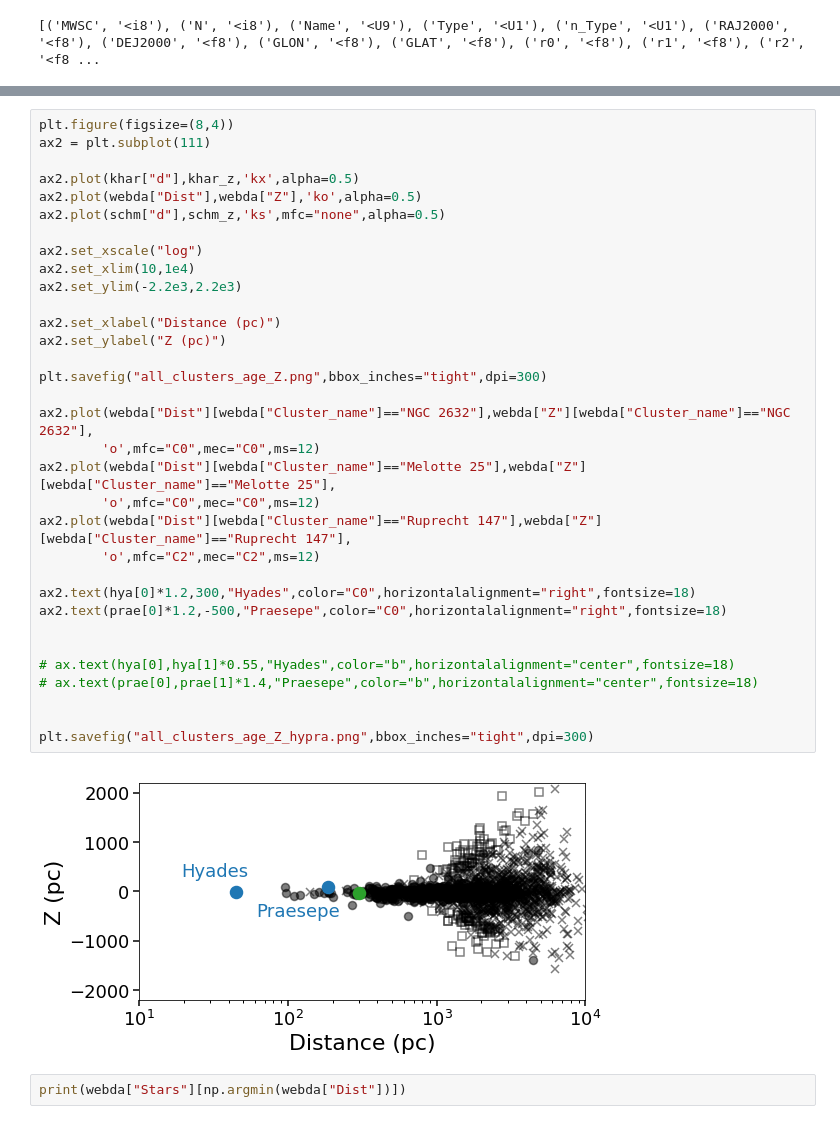
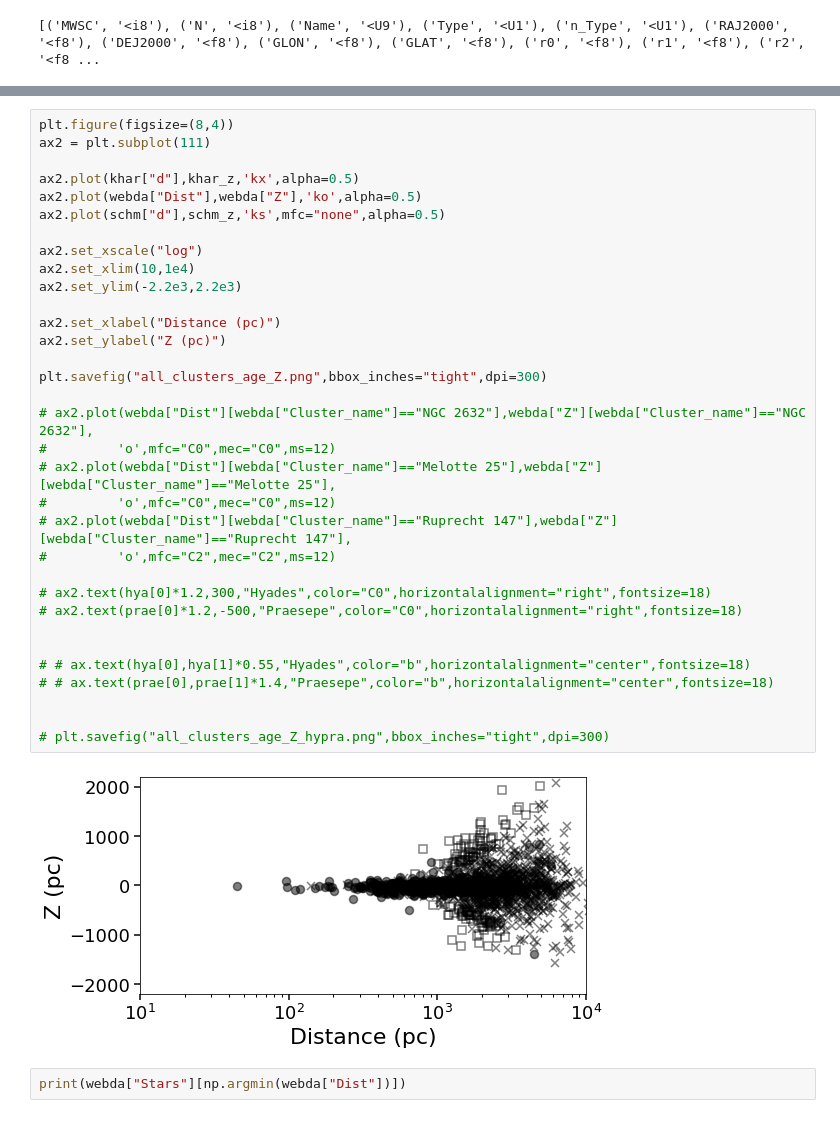
Before and after one commit to stephtdouglas/cluster_figs, a Jupyter notebook: cluster_figs.ipynb, the cells around one changed output, grey strips where cells are left out. Cells and saved outputs as stored; diff of their text form.

```diff
--- a/cluster_figs.ipynb
+++ b/cluster_figs.ipynb
@@ -224,38 +284,38 @@ plt.savefig("all_clusters_age_dist_hypra_all.png",bbox_inches="tight",dpi=300)
 # %%
 plt.figure(figsize=(8,4))
 ax2 = plt.subplot(111)
 
 ax2.plot(khar["d"],khar_z,'kx',alpha=0.5)
 ax2.plot(webda["Dist"],webda["Z"],'ko',alpha=0.5)
 ax2.plot(schm["d"],schm_z,'ks',mfc="none",alpha=0.5)
 
 ax2.set_xscale("log")
 ax2.set_xlim(10,1e4)
 ax2.set_ylim(-2.2e3,2.2e3)
 
 ax2.set_xlabel("Distance (pc)")
 ax2.set_ylabel("Z (pc)")
 
 plt.savefig("all_clusters_age_Z.png",bbox_inches="tight",dpi=300)
 
-ax2.plot(webda["Dist"][webda["Cluster_name"]=="NGC 2632"],webda["Z"][webda["Cluster_name"]=="NGC 2632"],
-        'o',mfc="C0",mec="C0",ms=12)
-ax2.plot(webda["Dist"][webda["Cluster_name"]=="Melotte 25"],webda["Z"][webda["Cluster_name"]=="Melotte 25"],
-        'o',mfc="C0",mec="C0",ms=12)
-ax2.plot(webda["Dist"][webda["Cluster_name"]=="Ruprecht 147"],webda["Z"][webda["Cluster_name"]=="Ruprecht 147"],
-        'o',mfc="C2",mec="C2",ms=12)
+# ax2.plot(webda["Dist"][webda["Cluster_name"]=="NGC 2632"],webda["Z"][webda["Cluster_name"]=="NGC 2632"],
+#         'o',mfc="C0",mec="C0",ms=12)
+# ax2.plot(webda["Dist"][webda["Cluster_name"]=="Melotte 25"],webda["Z"][webda["Cluster_name"]=="Melotte 25"],
+#         'o',mfc="C0",mec="C0",ms=12)
+# ax2.plot(webda["Dist"][webda["Cluster_name"]=="Ruprecht 147"],webda["Z"][webda["Cluster_name"]=="Ruprecht 147"],
+#         'o',mfc="C2",mec="C2",ms=12)
 
-ax2.text(hya[0]*1.2,300,"Hyades",color="C0",horizontalalignment="right",fontsize=18)
-ax2.text(prae[0]*1.2,-500,"Praesepe",color="C0",horizontalalignment="right",fontsize=18)
+# ax2.text(hya[0]*1.2,300,"Hyades",color="C0",horizontalalignment="right",fontsize=18)
+# ax2.text(prae[0]*1.2,-500,"Praesepe",color="C0",horizontalalignment="right",fontsize=18)
 
 
-# ax.text(hya[0],hya[1]*0.55,"Hyades",color="b",horizontalalignment="center",fontsize=18)
-# ax.text(prae[0],prae[1]*1.4,"Praesepe",color="b",horizontalalignment="center",fontsize=18)
+# # ax.text(hya[0],hya[1]*0.55,"Hyades",color="b",horizontalalignment="center",fontsize=18)
+# # ax.text(prae[0],prae[1]*1.4,"Praesepe",color="b",horizontalalignment="center",fontsize=18)
 
 
-plt.savefig("all_clusters_age_Z_hypra.png",bbox_inches="tight",dpi=300)
+# plt.savefig("all_clusters_age_Z_hypra.png",bbox_inches="tight",dpi=300)
 # %% [output]
-[figure, old version]
+[figure, new version]
 # %%
 print(webda["Stars"][np.argmin(webda["Dist"])])
 # %% [output]
```
Also changed, not shown: parts of 22 cells of this notebook.
